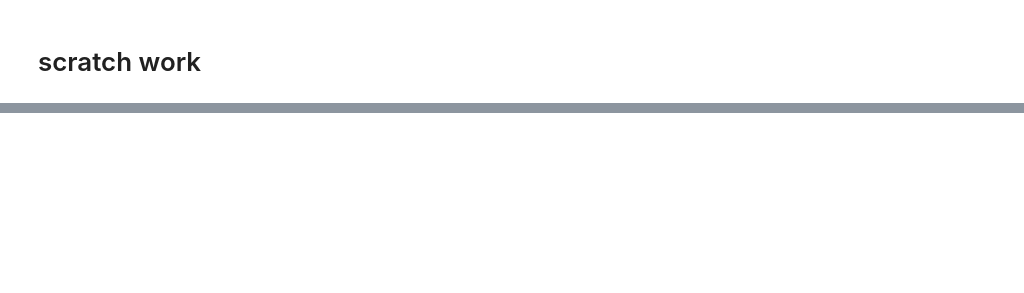
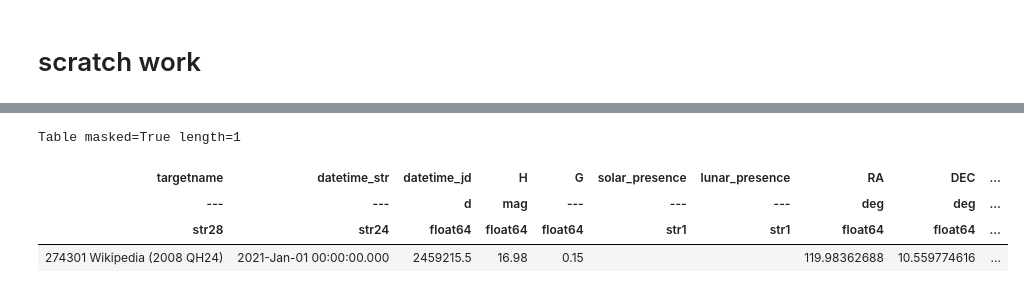
Before and after one commit to ben-cassese/jorbit, a Jupyter notebook: scratch.ipynb, the cells around one changed output, grey strips where cells are left out. Saved outputs shown, nothing was run; the diff lists cells and outputs as text; code cells hidden in the pictures; blank space fills up the shorter version.

```diff
--- a/scratch.ipynb
+++ b/scratch.ipynb
@@ -53,0 +126,10 @@ $3.85\mathrm{{}^{\prime}}$
+# %%
+obj = Horizons(id="274301", location="500@399", epochs=[Time("2021-01-01").utc.jd])
+eph = obj.ephemerides(extra_precision=True, quantities="1,9")
+eph
+# %% [output]
+Table masked=True length=1
+| targetname | datetime_str | datetime_jd | H | G | solar_presence | lunar_presence | RA | DEC | ... |
+| --- | --- | d | mag | --- | --- | --- | deg | deg | ... |
+| str28 | str24 | float64 | float64 | float64 | str1 | str1 | float64 | float64 | ... |
+| 274301 Wikipedia (2008 QH24) | 2021-Jan-01 00:00:00.000 | 2459215.5 | 16.98 | 0.15 |  |  | 119.98362688 | 10.559774616 | ... |
```
Also changed, not shown: parts of 16 cells of this notebook, 7 other files.
